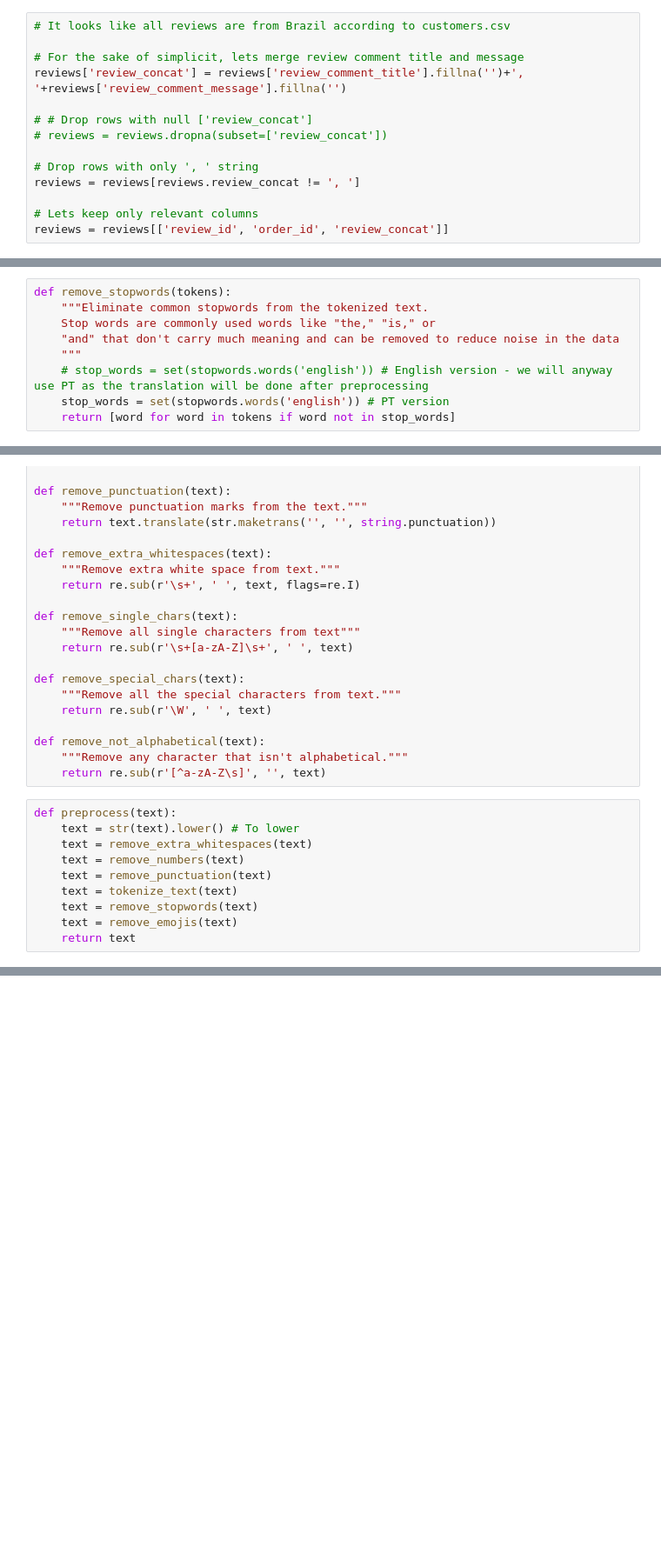
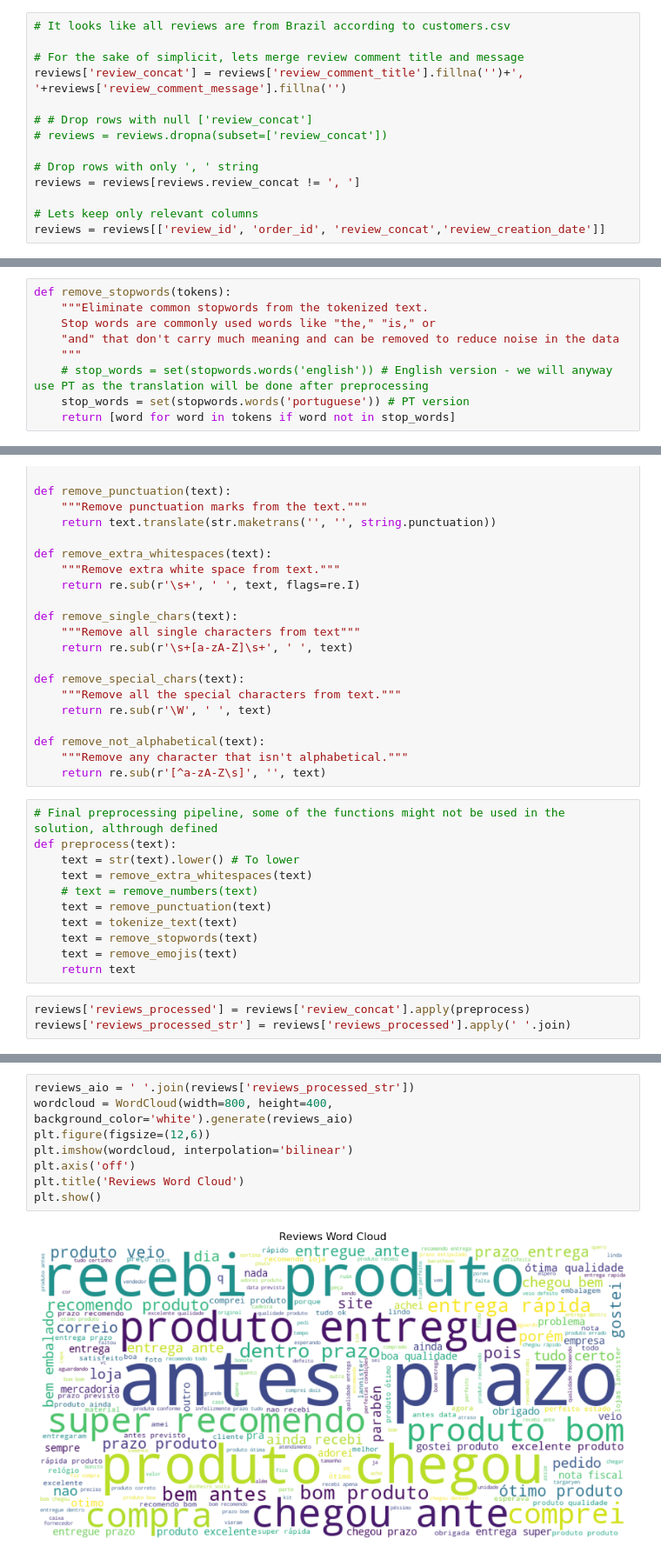
Before and after one commit to popraf/vala, a Jupyter notebook: Sentiment_Analysis.ipynb, the cells around one changed output, grey strips where cells are left out. Shown: that part at 87% size. Saved outputs shown, nothing was run; the diff lists cells and outputs as text; blank space fills up the shorter version.

```diff
--- a/Sentiment_Analysis.ipynb
+++ b/Sentiment_Analysis.ipynb
@@ -94,4 +78,4 @@ reviews['review_concat'] = reviews['review_comment_title'].fillna('')+', '+revie
 reviews = reviews[reviews.review_concat != ', ']
 
 # Lets keep only relevant columns
-reviews = reviews[['review_id', 'order_id', 'review_concat']]
+reviews = reviews[['review_id', 'order_id', 'review_concat','review_creation_date']]
@@ -172,7 +124,7 @@ def remove_stopwords(tokens):
     "and" that don't carry much meaning and can be removed to reduce noise in the data
     """
     # stop_words = set(stopwords.words('english')) # English version - we will anyway use PT as the translation will be done after preprocessing
-    stop_words = set(stopwords.words('english')) # PT version
+    stop_words = set(stopwords.words('portuguese')) # PT version
     return [word for word in tokens if word not in stop_words]
 # %%
 def tokenize_text(text):
@@ -203,12 +155,16 @@ def remove_not_alphabetical(text):
     """Remove any character that isn't alphabetical."""
     return re.sub(r'[^a-zA-Z\s]', '', text)
 # %%
+# Final preprocessing pipeline, some of the functions might not be used in the solution, althrough defined
 def preprocess(text):
     text = str(text).lower() # To lower
     text = remove_extra_whitespaces(text)
-    text = remove_numbers(text)
+    # text = remove_numbers(text)
     text = remove_punctuation(text)
     text = tokenize_text(text)
     text = remove_stopwords(text)
     text = remove_emojis(text)
     return text
+# %%
+reviews['reviews_processed'] = reviews['review_concat'].apply(preprocess)
+reviews['reviews_processed_str'] = reviews['reviews_processed'].apply(' '.join)
@@ -214,0 +179,10 @@ def preprocess(text):
+# %%
+reviews_aio = ' '.join(reviews['reviews_processed_str'])
+wordcloud = WordCloud(width=800, height=400, background_color='white').generate(reviews_aio)
+plt.figure(figsize=(12,6))
+plt.imshow(wordcloud, interpolation='bilinear')
+plt.axis('off')
+plt.title('Reviews Word Cloud')
+plt.show()
+# %% [output]
+[figure, added]
```
Also changed, not shown: parts of 11 cells of this notebook.
